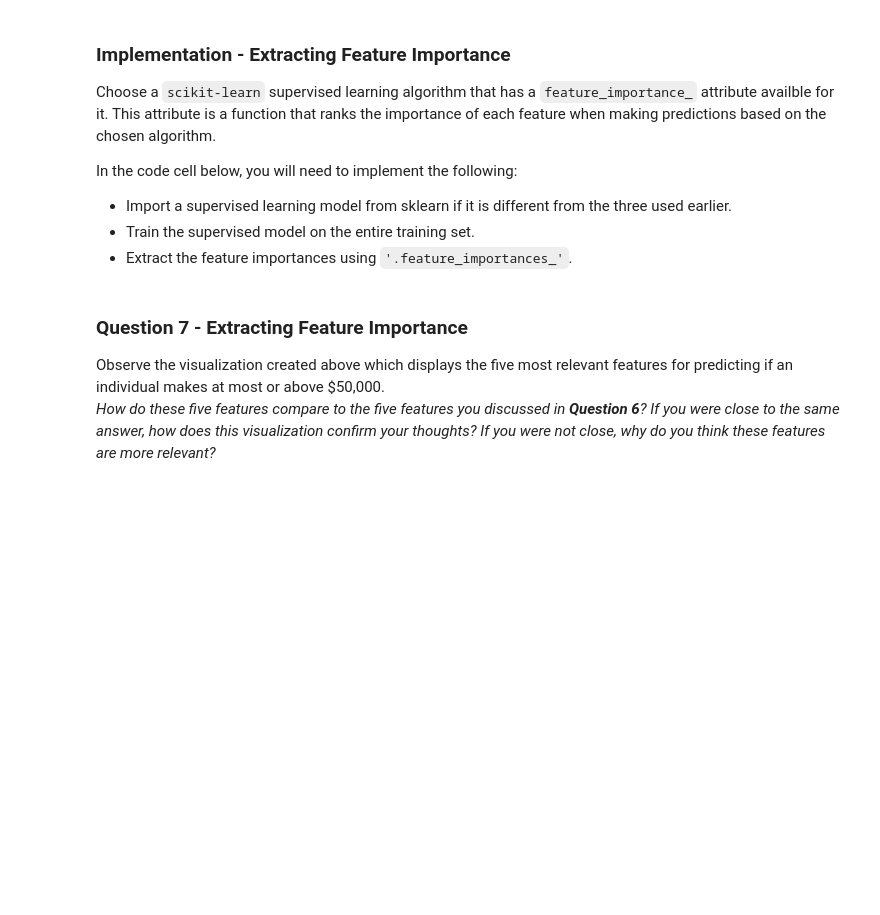
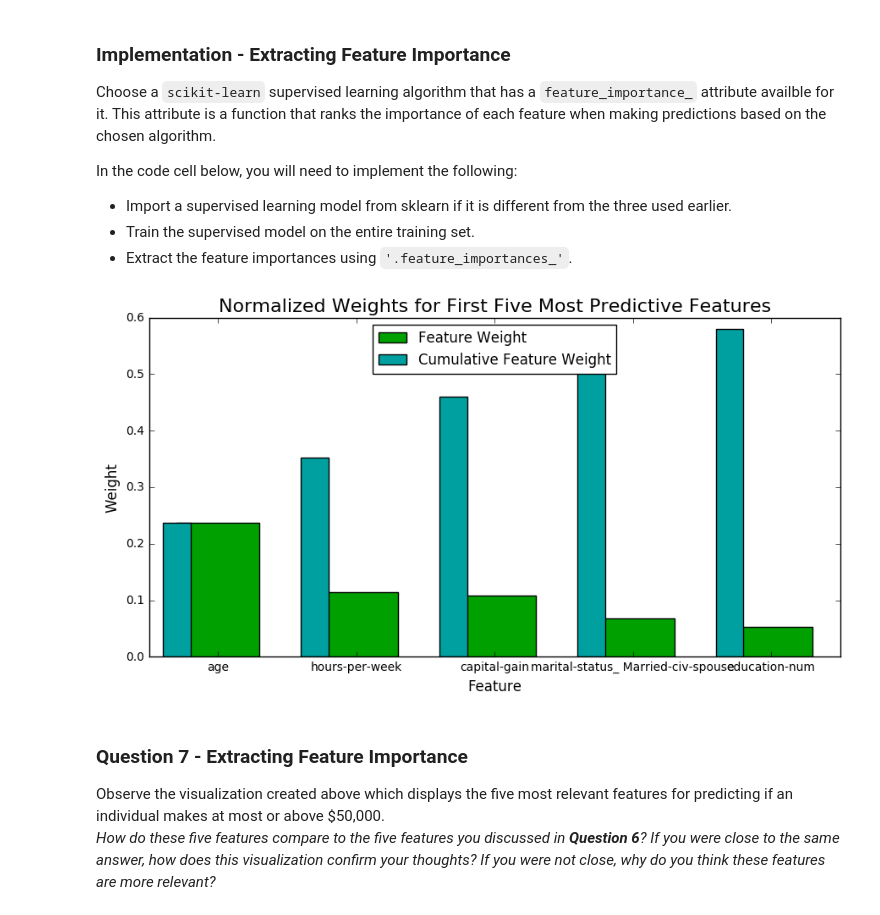
Before and after one commit to atDoyle/Udacity-Machine-Learning, a Jupyter notebook: finding_donors.ipynb, the cells around one changed output. Saved outputs shown, nothing was run; the diff lists cells and outputs as text; code cells hidden in the pictures; blank space fills up the shorter version.

```diff
--- a/finding_donors.ipynb
+++ b/finding_donors.ipynb
@@ -434,15 +446,19 @@ In the code cell below, you will need to implement the following:
  - Extract the feature importances using `'.feature_importances_'`.
 # %%
 # TODO: Import a supervised learning model that has 'feature_importances_'
+from sklearn.ensemble import RandomForestClassifier
 
 # TODO: Train the supervised model on the training set
-model = None
+model = RandomForestClassifier()
+model = model.fit(X_train, y_train)
 
 # TODO: Extract the feature importances
-importances = None
+importances = model.feature_importances_
 
 # Plot
 vs.feature_plot(importances, X_train, y_train)
+# %% [output]
+[figure, added]
 # %% [markdown]
 ### Question 7 - Extracting Feature Importance
 
```
Also changed, not shown: parts of 12 cells of this notebook.
